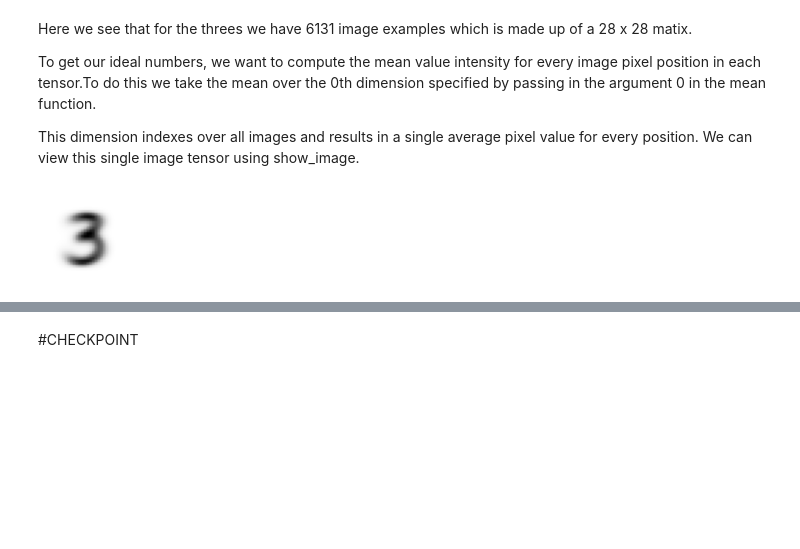
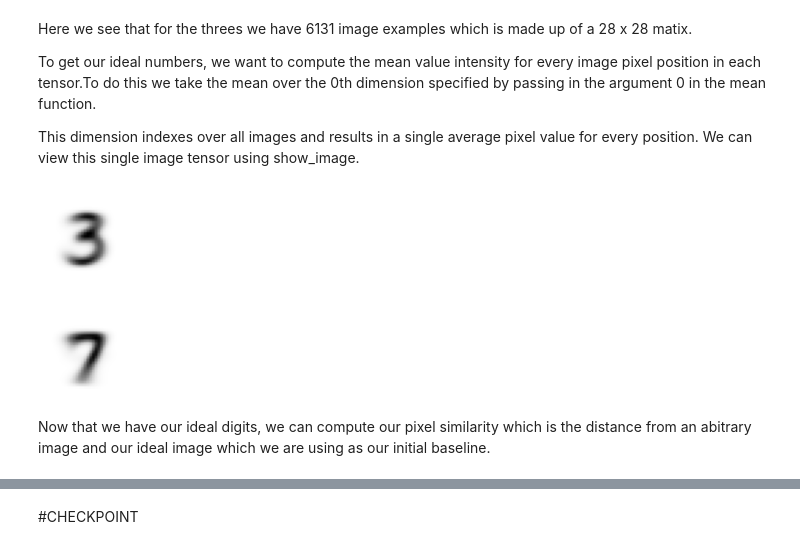
Before and after one commit to rubanzasilva/mnist_basics, a Jupyter notebook: Copy_of_mnist_basics.ipynb, the cells around one changed output, grey strips where cells are left out. Drawn from its saved outputs; the diff is of its cells as text; code cells hidden in the pictures; blank space fills up the shorter version.

```diff
--- a/Copy_of_mnist_basics.ipynb
+++ b/Copy_of_mnist_basics.ipynb
@@ -239,4 +239,8 @@ show_image(ideal_three);
 # %% [output]
 [figure]
 # %%
-show_image
+show_image(ideal_seven);
+# %% [output]
+[figure, added]
+# %% [markdown]
+Now that we have our ideal digits, we can compute our pixel similarity which is the distance from an abitrary image and our ideal image which we are using as our initial baseline.
```
Also changed, not shown: parts of 9 cells of this notebook.
